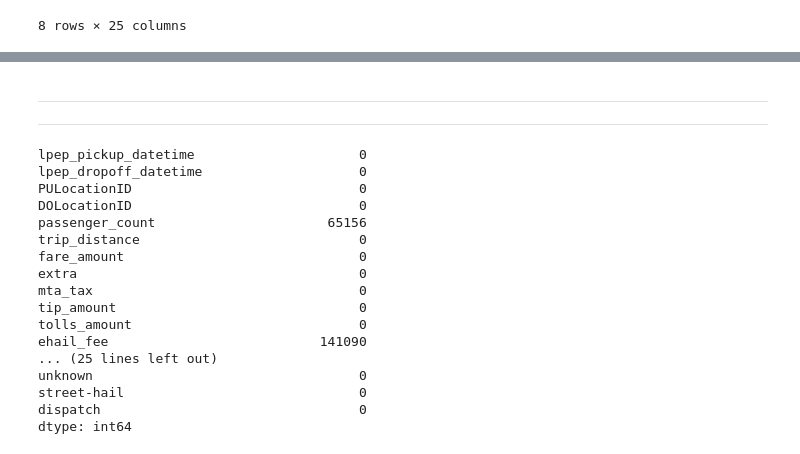
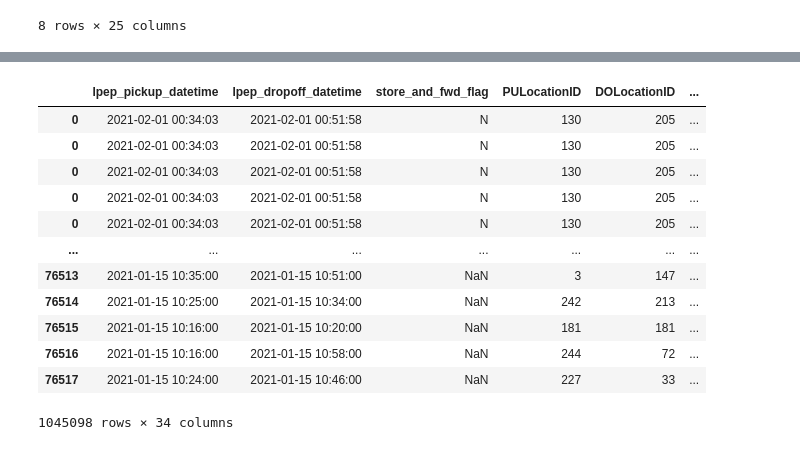
Before and after one commit to REHAB199/Linear-Regression-For-TLC-Trip-Record-Data, a Jupyter notebook: Code/Regression project.ipynb, the cells around one changed output, grey strips where cells are left out. Drawn from its saved outputs; the diff is of its cells as text; code cells hidden in the pictures.

```diff
--- a/Code/Regression project.ipynb
+++ b/Code/Regression project.ipynb
@@ -305,19 +260,2 @@ Index(['lpep_pickup_datetime', 'lpep_dropoff_datetime', 'PULocationID',
 # %%
-# renames the columns.
-con_data.rename(columns={'VendorID_1.0': 'creative_mobile_technologies_LLC',
-                         'VendorID_2.0': 'verifone_inc',
-                         'store_and_fwd_flag_N': 'not_a_store_and_forward_trip',
-                         'store_and_fwd_flag_Y': 'store_and_forward_trip',
-                         'RatecodeID_1.0': 'standard_rate',
-                         'RatecodeID_2.0': 'JFK',
-                         'RatecodeID_3.0': 'newark',
-                         'RatecodeID_4.0': 'nassau_or_westchester',
-                         'RatecodeID_5.0': 'negotiated_fare',
-                         'RatecodeID_99.0': 'group_ride',
-                         'payment_type_1.0': 'credit_card',
-                         'payment_type_2.0': 'cash',
-                         'payment_type_3.0': 'no_charge',
-                         'payment_type_4.0': 'dispute',
-                         'payment_type_5.0': 'unknown',
-                         'trip_type_1.0': 'street-hail',
-                         'trip_type_2.0': 'dispatch',}, inplace= True)
+con_data['RatecodeID'].nunique()
@@ -359,23 +264,22 @@ memory usage: 28.1 MB
-# %% [markdown]
----
----
-# %%
-con_data.isna().sum()
-# %% [output]
-lpep_pickup_datetime                     0
-lpep_dropoff_datetime                    0
-PULocationID                             0
-DOLocationID                             0
-passenger_count                      65156
-trip_distance                            0
-fare_amount                              0
-extra                                    0
-mta_tax                                  0
-tip_amount                               0
-tolls_amount                             0
-ehail_fee                           141090
-... (25 lines left out)
-unknown                                  0
-street-hail                              0
-dispatch                                 0
-dtype: int64
+# %%
+# Get one hot encoding of columns 'RatecodeID'
+one_hot = pd.get_dummies(con_data['RatecodeID'])
+# Drop column as it is now encoded
+con_data = con_data.drop('RatecodeID',axis = 1)
+# Join the encoded df
+con_data = con_data.join(one_hot)
+con_data
+# %% [output]
+|  | lpep_pickup_datetime | lpep_dropoff_datetime | store_and_fwd_flag | PULocationID | DOLocationID | ... |
+| 0 | 2021-02-01 00:34:03 | 2021-02-01 00:51:58 | N | 130 | 205 | ... |
+| 0 | 2021-02-01 00:34:03 | 2021-02-01 00:51:58 | N | 130 | 205 | ... |
+| 0 | 2021-02-01 00:34:03 | 2021-02-01 00:51:58 | N | 130 | 205 | ... |
+| 0 | 2021-02-01 00:34:03 | 2021-02-01 00:51:58 | N | 130 | 205 | ... |
+| 0 | 2021-02-01 00:34:03 | 2021-02-01 00:51:58 | N | 130 | 205 | ... |
+| ... | ... | ... | ... | ... | ... | ... |
+| 76513 | 2021-01-15 10:35:00 | 2021-01-15 10:51:00 | NaN | 3 | 147 | ... |
+| 76514 | 2021-01-15 10:25:00 | 2021-01-15 10:34:00 | NaN | 242 | 213 | ... |
+| 76515 | 2021-01-15 10:16:00 | 2021-01-15 10:20:00 | NaN | 181 | 181 | ... |
+| 76516 | 2021-01-15 10:16:00 | 2021-01-15 10:58:00 | NaN | 244 | 72 | ... |
+| 76517 | 2021-01-15 10:24:00 | 2021-01-15 10:46:00 | NaN | 227 | 33 | ... |
+1045098 rows × 34 columns
```
Also changed, not shown: parts of 45 cells of this notebook.
